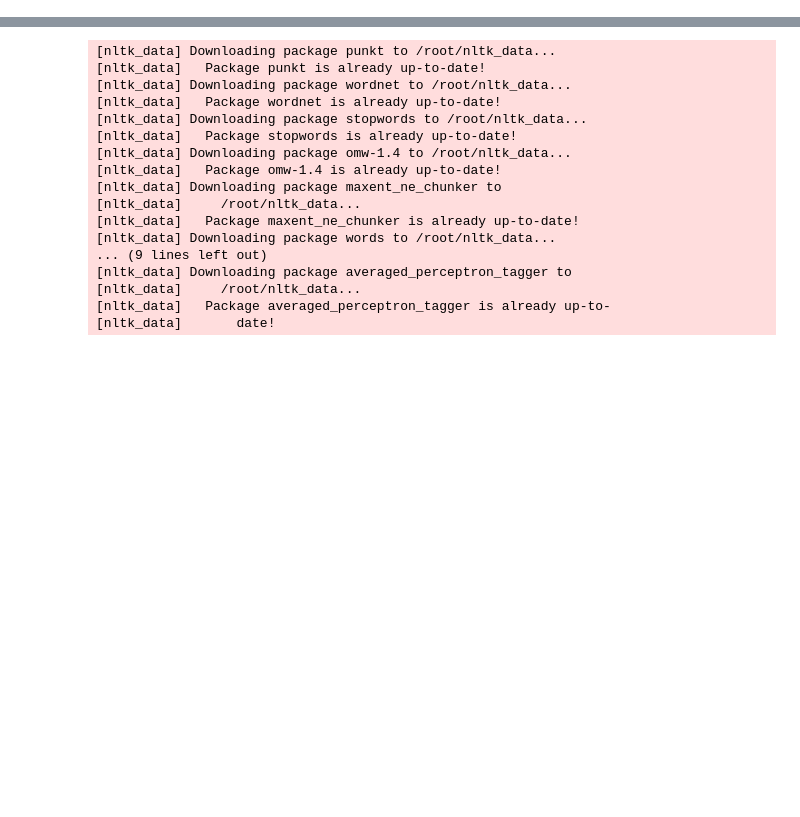
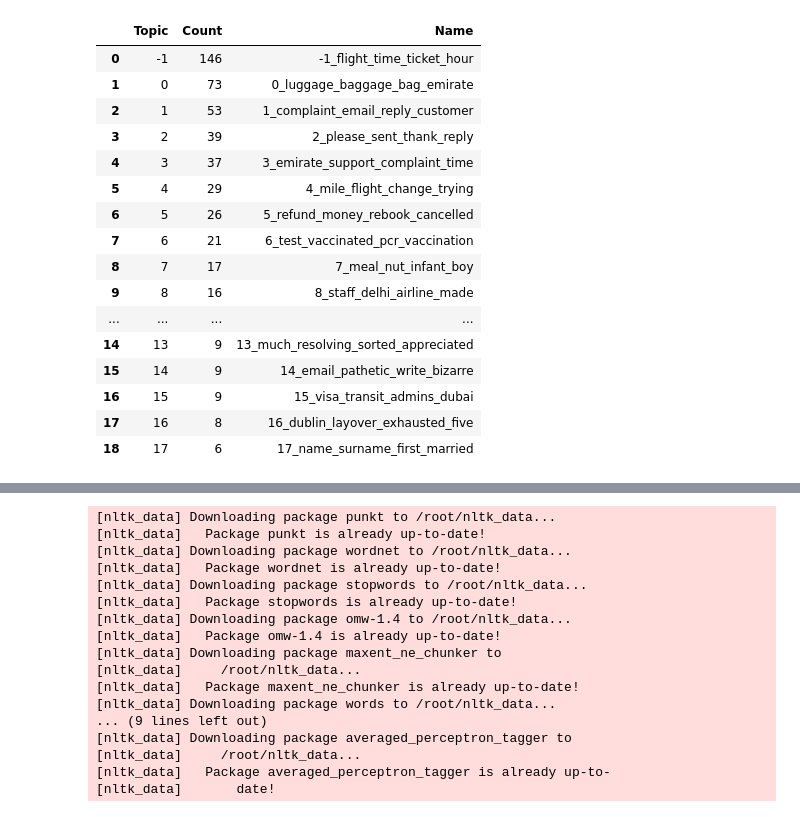
Before and after one commit to illliyas/Machine-Learning, a Jupyter notebook: tweets/Live_Coding.ipynb, the cells around one changed output, grey strips where cells are left out. Saved outputs shown, nothing was run; the diff lists cells and outputs as text; code cells hidden in the pictures; blank space fills up the shorter version.

```diff
--- a/tweets/Live_Coding.ipynb
+++ b/tweets/Live_Coding.ipynb
@@ -2,0 +75,7 @@
+# %%
+df['tweet_clean'] = df.apply(lambda row: cleaning_tweets(row['tweet']),axis=1)
+df['tweet_clean2'] = df.apply(lambda row: remove_stopwords(row['tweet_clean']),axis=1)
+df['number_of_words'] = df.apply(lambda row: number_of_words(row['tweet_clean2']),axis=1)
+# %%
+df2 = df[df['number_of_words']>2]
+df2=df2.reset_index()
@@ -2,0 +125,7 @@
+# %%
+df2['created_at'] = pd.to_datetime(df2['created_at'])
+tweets = df2.tweet_clean2.to_list()
+timestamps  = df2.created_at.to_list()
+# %%
+model = BERTopic(verbose=True,embedding_model='all-MiniLM-L6-v2', min_topic_size= 6)
+topics, _ = model.fit_transform(tweets)
@@ -2,0 +136,20 @@
+# %%
+model.get_topic_info()
+# %% [output]
+|  | Topic | Count | Name |
+| 0 | -1 | 146 | -1_flight_time_ticket_hour |
+| 1 | 0 | 73 | 0_luggage_baggage_bag_emirate |
+| 2 | 1 | 53 | 1_complaint_email_reply_customer |
+| 3 | 2 | 39 | 2_please_sent_thank_reply |
+| 4 | 3 | 37 | 3_emirate_support_complaint_time |
+| 5 | 4 | 29 | 4_mile_flight_change_trying |
+| 6 | 5 | 26 | 5_refund_money_rebook_cancelled |
+| 7 | 6 | 21 | 6_test_vaccinated_pcr_vaccination |
+| 8 | 7 | 17 | 7_meal_nut_infant_boy |
+| 9 | 8 | 16 | 8_staff_delhi_airline_made |
+| ... | ... | ... | ... |
+| 14 | 13 | 9 | 13_much_resolving_sorted_appreciated |
+| 15 | 14 | 9 | 14_email_pathetic_write_bizarre |
+| 16 | 15 | 9 | 15_visa_transit_admins_dubai |
+| 17 | 16 | 8 | 16_dublin_layover_exhausted_five |
+| 18 | 17 | 6 | 17_name_surname_first_married |
```
Also changed, not shown: parts of 17 cells of this notebook.
